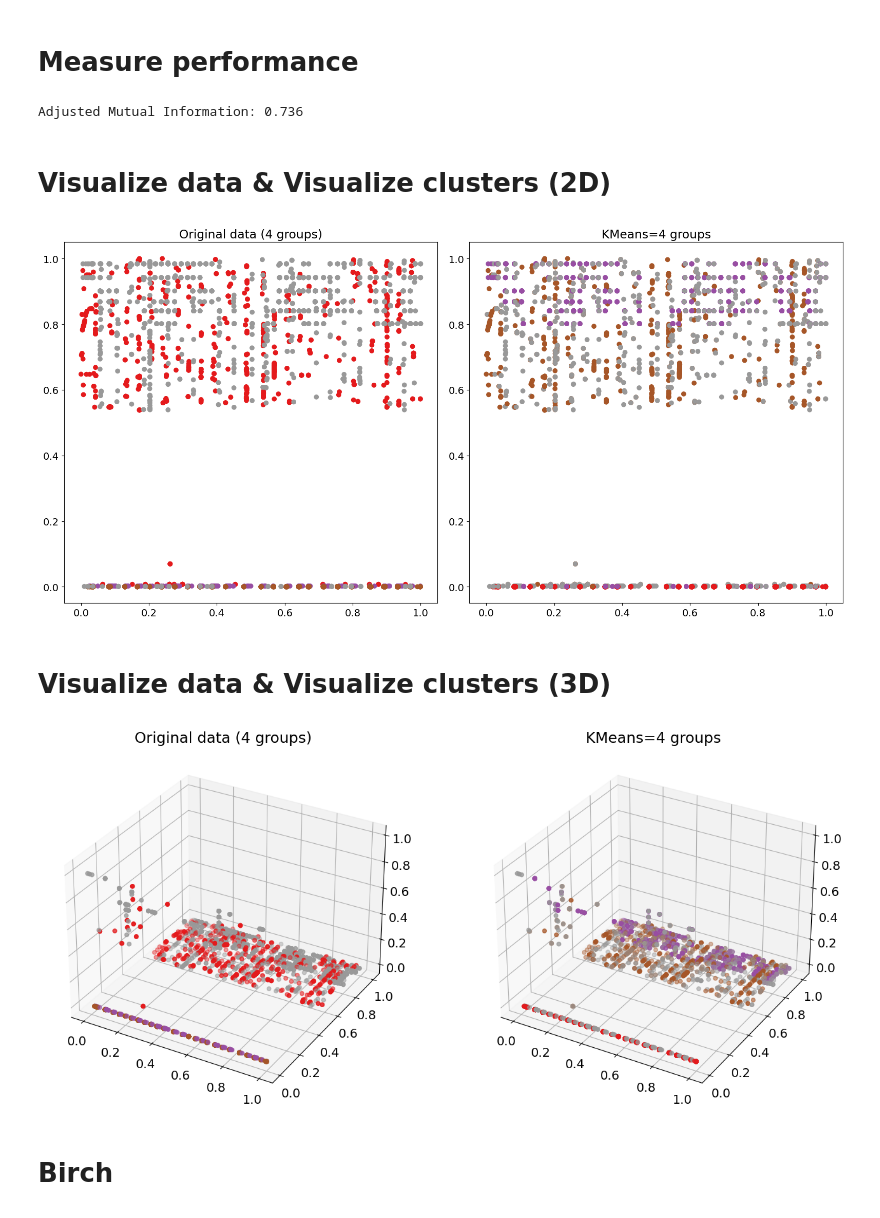
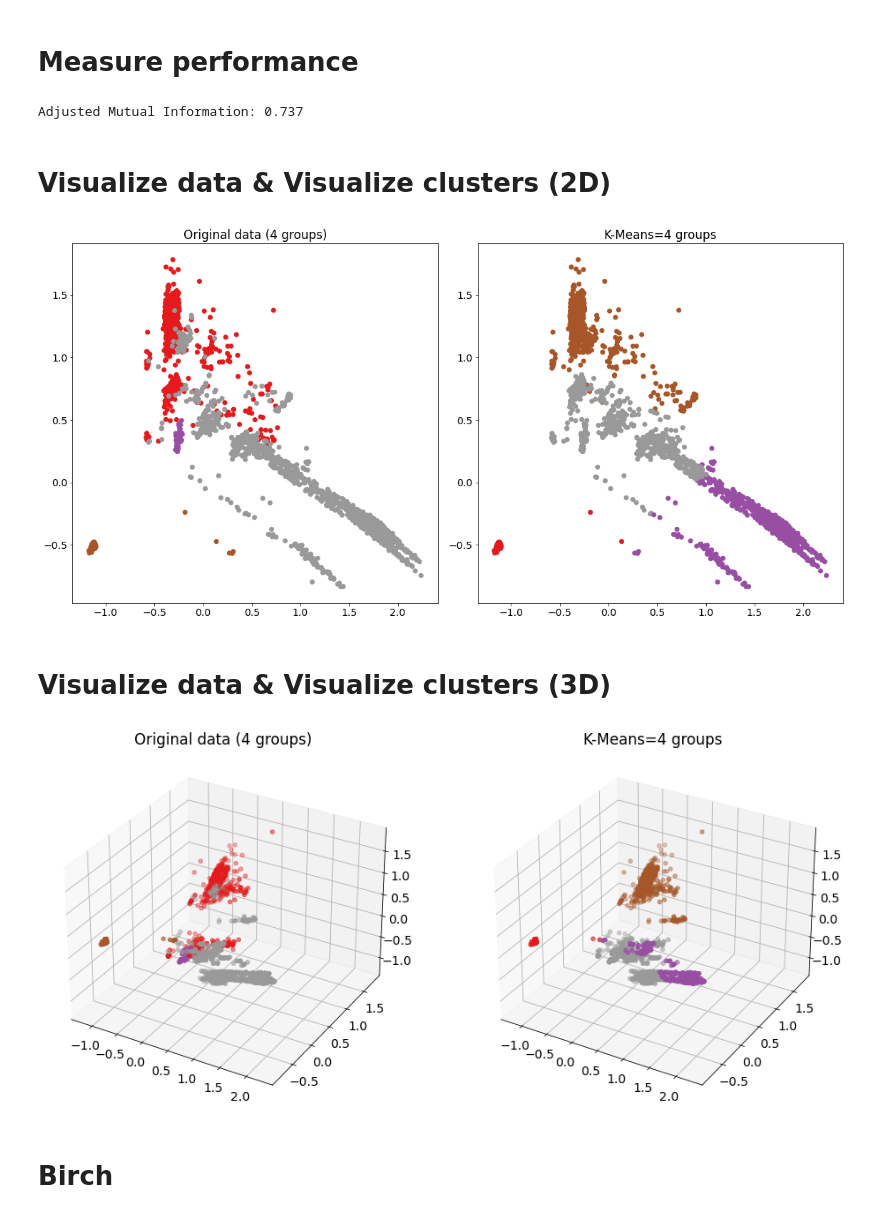
Before and after one commit to BlackLutos/MLFN_NYCU, a Jupyter notebook: LAB2/310581027.ipynb, the cells around one changed output. Saved outputs shown, nothing was run; the diff lists cells and outputs as text; code cells hidden in the pictures.

```diff
--- a/LAB2/310581027.ipynb
+++ b/LAB2/310581027.ipynb
@@ -28,0 +28,11 @@ data
+# %%
+col = list(data.columns)
+zero_list = []
+for i in col:
+    n = 0
+    for j in data[i].values:
+        if j == 0:
+            n += 1
+    if n == len(data.index):
+        zero_list.append(i)
+zero_list
@@ -28,0 +52,3 @@ data
+# %%
+data = data.drop(columns=zero_list)
+data
@@ -29,6 +69,8 @@ data
 # %%
 col = list(data.columns)
 # data[col] = data[col].apply(pd.to_numeric, errors='coerce').fillna(0.0)
-data = pd.get_dummies(data[col])
+# data = pd.get_dummies(data[col])
+data = pd.get_dummies(data)
 # data = data.replace([np.inf, -np.inf], np.nan).dropna(axis=1)
 data = pd.DataFrame(data, dtype='float')
+data
@@ -72,0 +113,6 @@ array([[0.00000000e+00, 6.47741068e-01, 7.38591840e-03, ...,
+# %%
+from sklearn.decomposition import PCA
+pca = PCA(n_components=3) # PCA
+pca.fit(data)
+data = pca.transform(data)
+data
@@ -84,24 +138,24 @@ predict = kmeans_fit.predict(data)
 from sklearn.metrics.cluster import adjusted_mutual_info_score
 print("Adjusted Mutual Information: %0.3f" % adjusted_mutual_info_score(cluster_y,predict))
 # %% [output]
-Adjusted Mutual Information: 0.736
+Adjusted Mutual Information: 0.737
 # %% [markdown]
 # Visualize data & Visualize clusters (2D)
 # %%
 plt.rcParams['font.size'] = 14
 plt.figure(figsize=(16, 8))
 plt.subplot(121)
 plt.title('Original data (4 groups)')
 plt.scatter(data[:,0], data[:,1], c=cluster_y, cmap=plt.cm.Set1)
 
 plt.subplot(122)
-plt.title('KMeans=4 groups')
+plt.title('K-Means=4 groups')
 plt.scatter(data[:,0], data[:,1], c=predict, cmap=plt.cm.Set1)
 
 plt.tight_layout()
 plt.show()
 # %% [output]
-[figure, old version]
+[figure, new version]
 # %% [markdown]
 # Visualize data & Visualize clusters (3D)
 # %%
@@ -111,11 +165,11 @@ ax = fig.add_subplot(121, projection='3d')
 plt.title('Original data (4 groups)')
 ax.scatter(data[:,0], data[:,1],data[:,2] ,c=cluster_y, cmap=plt.cm.Set1)
 ax = fig.add_subplot(122, projection='3d')
-plt.title('KMeans=4 groups')
+plt.title('K-Means=4 groups')
 ax.scatter(data[:,0], data[:,1],data[:,2] ,c=predict, cmap=plt.cm.Set1)
 plt.show()
 # %% [output]
-[figure, old version]
+[figure, new version]
 # %% [markdown]
 # Birch
 # %%
```
Also changed, not shown: parts of 39 cells of this notebook, 1 other file.
